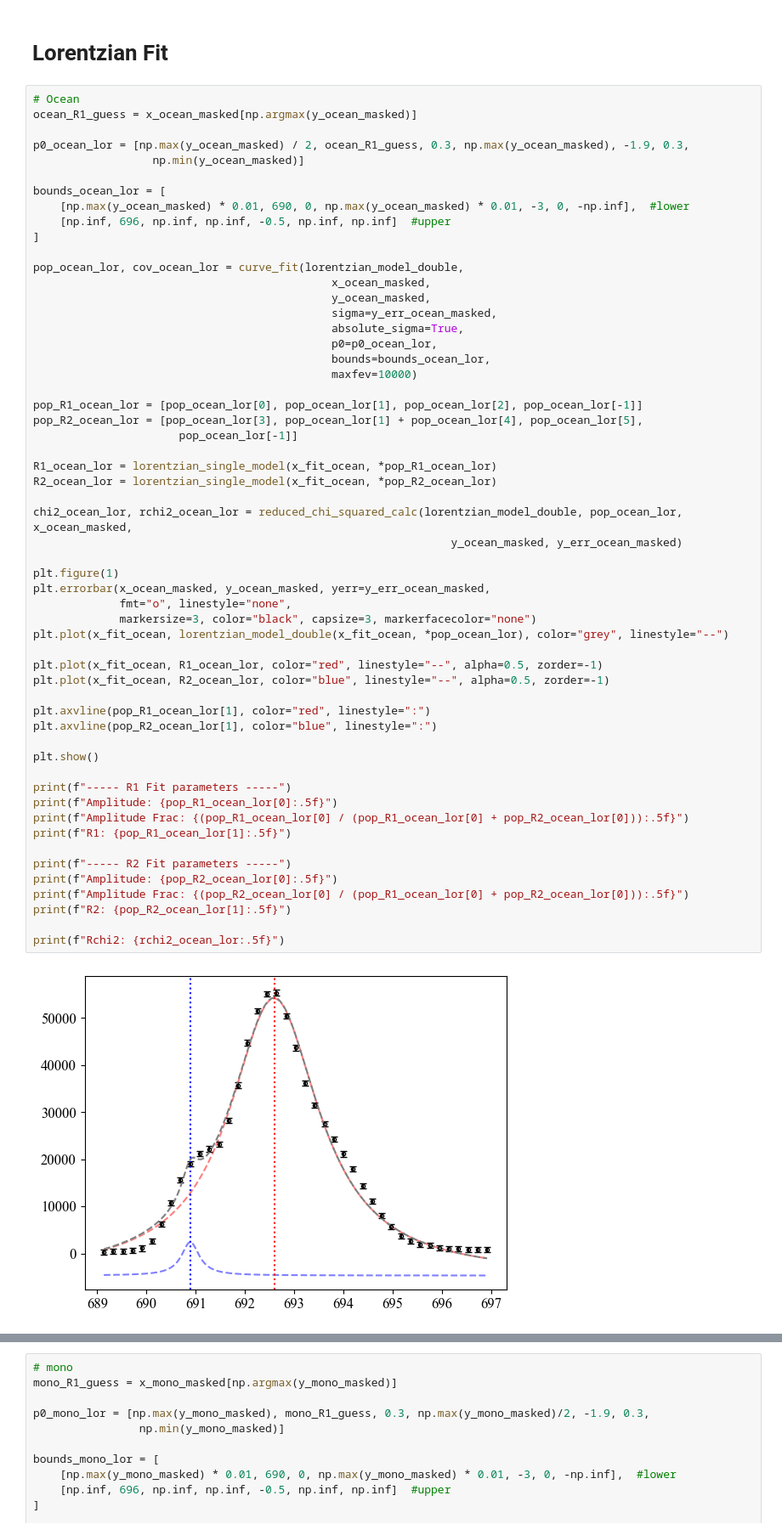
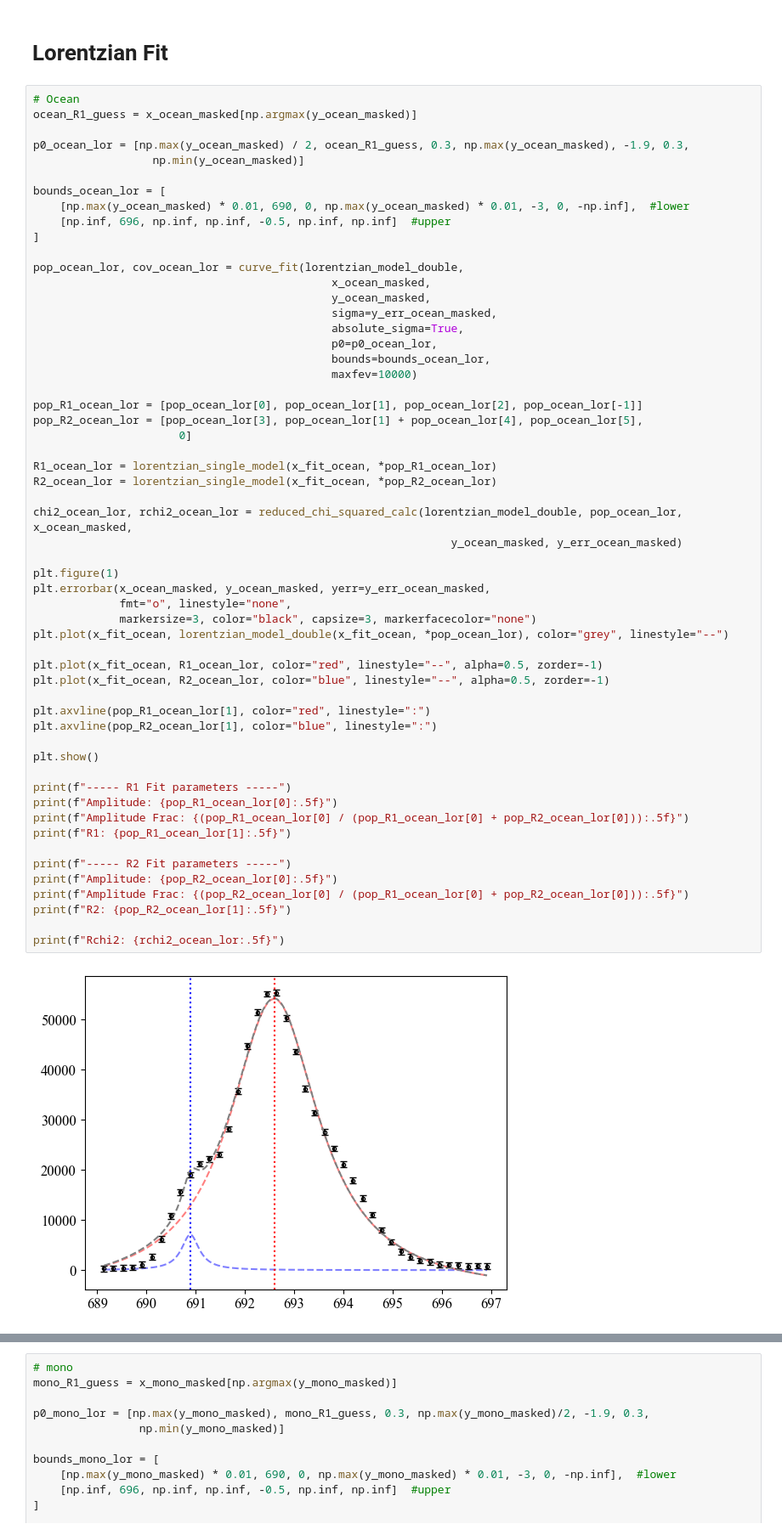
Before and after one commit to Sebastian426/Advanced-Lab-Code, a Jupyter notebook: Main_Results_Plots/Peak_Plots.ipynb, the cells around one changed output, grey strips where cells are left out. Shown at 85% size. Drawn from its saved outputs; the diff is of its cells as text.

```diff
--- a/Main_Results_Plots/Peak_Plots.ipynb
+++ b/Main_Results_Plots/Peak_Plots.ipynb
@@ -833,41 +834,41 @@ pop_ocean_lor, cov_ocean_lor = curve_fit(lorentzian_model_double,
 
 pop_R1_ocean_lor = [pop_ocean_lor[0], pop_ocean_lor[1], pop_ocean_lor[2], pop_ocean_lor[-1]]
 pop_R2_ocean_lor = [pop_ocean_lor[3], pop_ocean_lor[1] + pop_ocean_lor[4], pop_ocean_lor[5],
-                      pop_ocean_lor[-1]]
+                      0]
 
 R1_ocean_lor = lorentzian_single_model(x_fit_ocean, *pop_R1_ocean_lor)
 R2_ocean_lor = lorentzian_single_model(x_fit_ocean, *pop_R2_ocean_lor)
 
 chi2_ocean_lor, rchi2_ocean_lor = reduced_chi_squared_calc(lorentzian_model_double, pop_ocean_lor, x_ocean_masked,
                                                                y_ocean_masked, y_err_ocean_masked)
 
 plt.figure(1)
 plt.errorbar(x_ocean_masked, y_ocean_masked, yerr=y_err_ocean_masked,
              fmt="o", linestyle="none",
              markersize=3, color="black", capsize=3, markerfacecolor="none")
 plt.plot(x_fit_ocean, lorentzian_model_double(x_fit_ocean, *pop_ocean_lor), color="grey", linestyle="--")
 
 plt.plot(x_fit_ocean, R1_ocean_lor, color="red", linestyle="--", alpha=0.5, zorder=-1)
 plt.plot(x_fit_ocean, R2_ocean_lor, color="blue", linestyle="--", alpha=0.5, zorder=-1)
 
 plt.axvline(pop_R1_ocean_lor[1], color="red", linestyle=":")
 plt.axvline(pop_R2_ocean_lor[1], color="blue", linestyle=":")
 
 plt.show()
 
 print(f"----- R1 Fit parameters -----")
 print(f"Amplitude: {pop_R1_ocean_lor[0]:.5f}")
 print(f"Amplitude Frac: {(pop_R1_ocean_lor[0] / (pop_R1_ocean_lor[0] + pop_R2_ocean_lor[0])):.5f}")
 print(f"R1: {pop_R1_ocean_lor[1]:.5f}")
 
 print(f"----- R2 Fit parameters -----")
 print(f"Amplitude: {pop_R2_ocean_lor[0]:.5f}")
 print(f"Amplitude Frac: {(pop_R2_ocean_lor[0] / (pop_R1_ocean_lor[0] + pop_R2_ocean_lor[0])):.5f}")
 print(f"R2: {pop_R2_ocean_lor[1]:.5f}")
 
 print(f"Rchi2: {rchi2_ocean_lor:.5f}")
 # %% [output]
-[figure, old version]
+[figure, new version]
 ----- R1 Fit parameters -----
 Amplitude: 204881.98581
 Amplitude Frac: 0.97658
```
Also changed, not shown: parts of 4 cells of this notebook, 2 other files.
